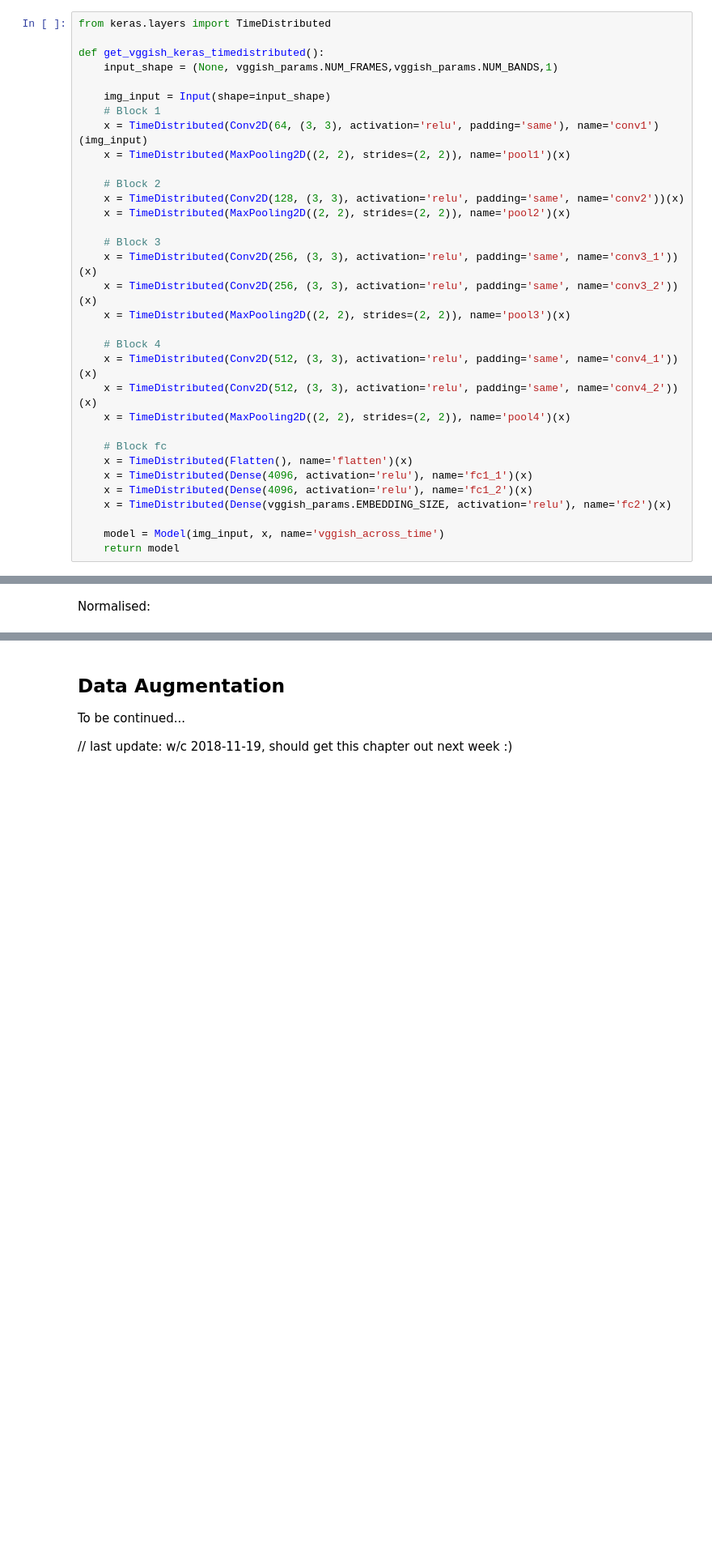
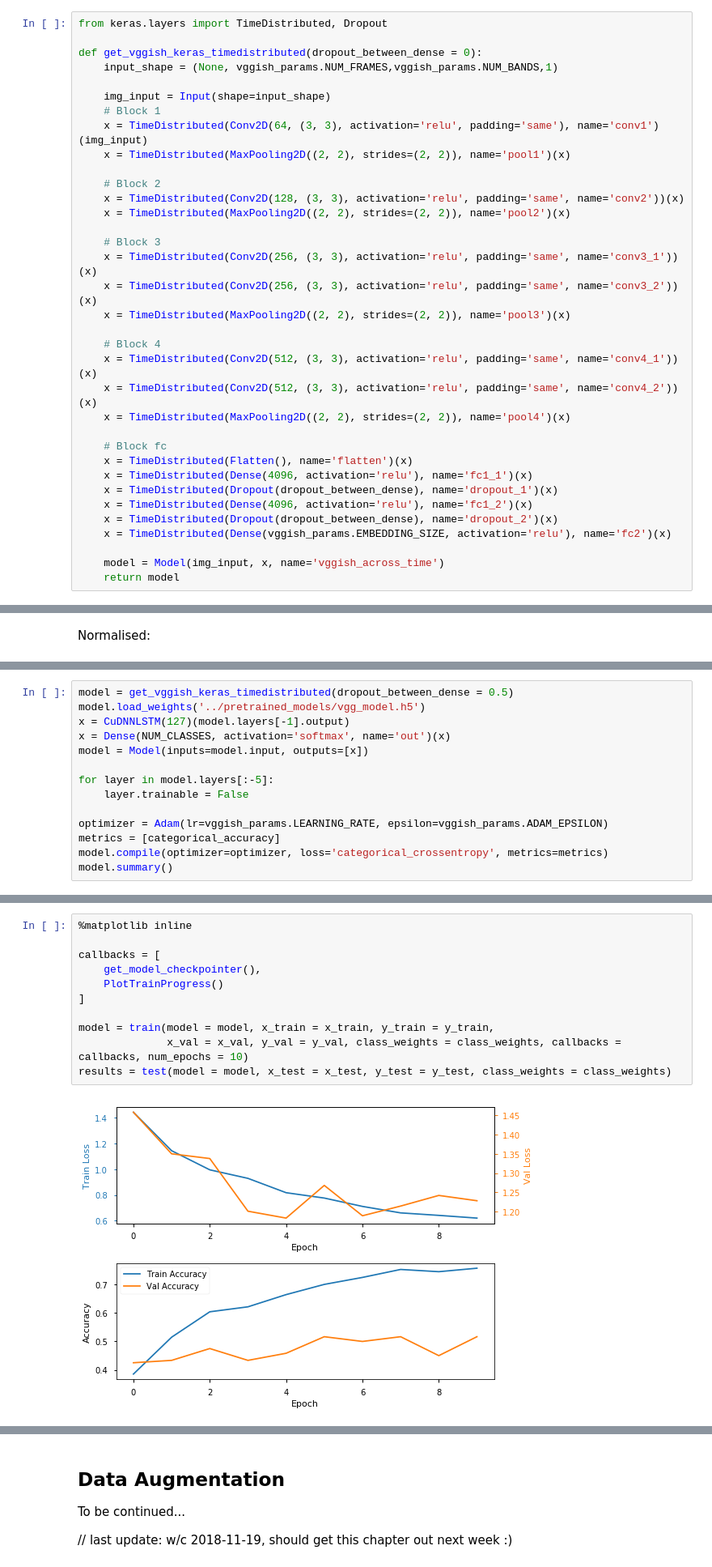
Before and after one commit to SNeugber/vgg-emotion-classifier, a Jupyter notebook: experiments/Transfer Learning on pretrained VGGish model for emotion classification.ipynb, the cells around one changed output, grey strips where cells are left out. Shown at 81% size. Drawn from its saved outputs; the diff is of its cells as text; blank space fills up the shorter version.

Commit message:
WIP code for freezing layers

```diff
--- a/experiments/Transfer Learning on pretrained VGGish model for emotion classification.ipynb
+++ b/experiments/Transfer Learning on pretrained VGGish model for emotion classification.ipynb
@@ -345,9 +356,9 @@ _________________________________________________________________
 
 The normal model only works on a single time-frame. We want to train on multiple frames, so we need to wrap everything in Keras' [TimeDistributed](https://keras.io/layers/wrappers/#TimeDistributed)
 # %%
-from keras.layers import TimeDistributed
+from keras.layers import TimeDistributed, Dropout
 
-def get_vggish_keras_timedistributed():
+def get_vggish_keras_timedistributed(dropout_between_dense = 0):
     input_shape = (None, vggish_params.NUM_FRAMES,vggish_params.NUM_BANDS,1)
 
     img_input = Input(shape=input_shape)
@@ -372,7 +383,9 @@ def get_vggish_keras_timedistributed():
     # Block fc
     x = TimeDistributed(Flatten(), name='flatten')(x)
     x = TimeDistributed(Dense(4096, activation='relu'), name='fc1_1')(x)
+    x = TimeDistributed(Dropout(dropout_between_dense), name='dropout_1')(x)
     x = TimeDistributed(Dense(4096, activation='relu'), name='fc1_2')(x)
+    x = TimeDistributed(Dropout(dropout_between_dense), name='dropout_2')(x)
     x = TimeDistributed(Dense(vggish_params.EMBEDDING_SIZE, activation='relu'), name='fc2')(x)
 
     model = Model(img_input, x, name='vggish_across_time')
@@ -771,0 +981,14 @@ Whether Adam is the best choice for online learning is also questionable (based
+# %%
+model = get_vggish_keras_timedistributed(dropout_between_dense = 0.5)
+model.load_weights('../pretrained_models/vgg_model.h5')
+x = CuDNNLSTM(127)(model.layers[-1].output)
+x = Dense(NUM_CLASSES, activation='softmax', name='out')(x)
+model = Model(inputs=model.input, outputs=[x])
+
+for layer in model.layers[:-5]:
+    layer.trainable = False
+
+optimizer = Adam(lr=vggish_params.LEARNING_RATE, epsilon=vggish_params.ADAM_EPSILON)
+metrics = [categorical_accuracy]
+model.compile(optimizer=optimizer, loss='categorical_crossentropy', metrics=metrics)
+model.summary()
@@ -771,0 +1013,13 @@ Whether Adam is the best choice for online learning is also questionable (based
+# %%
+%matplotlib inline
+
+callbacks = [
+    get_model_checkpointer(),
+    PlotTrainProgress()
+]
+
+model = train(model = model, x_train = x_train, y_train = y_train,
+              x_val = x_val, y_val = y_val, class_weights = class_weights, callbacks = callbacks, num_epochs = 10)
+results = test(model = model, x_test = x_test, y_test = y_test, class_weights = class_weights)
+# %% [output]
+[figure, added]
```
Also changed, not shown: parts of 29 cells of this notebook.
